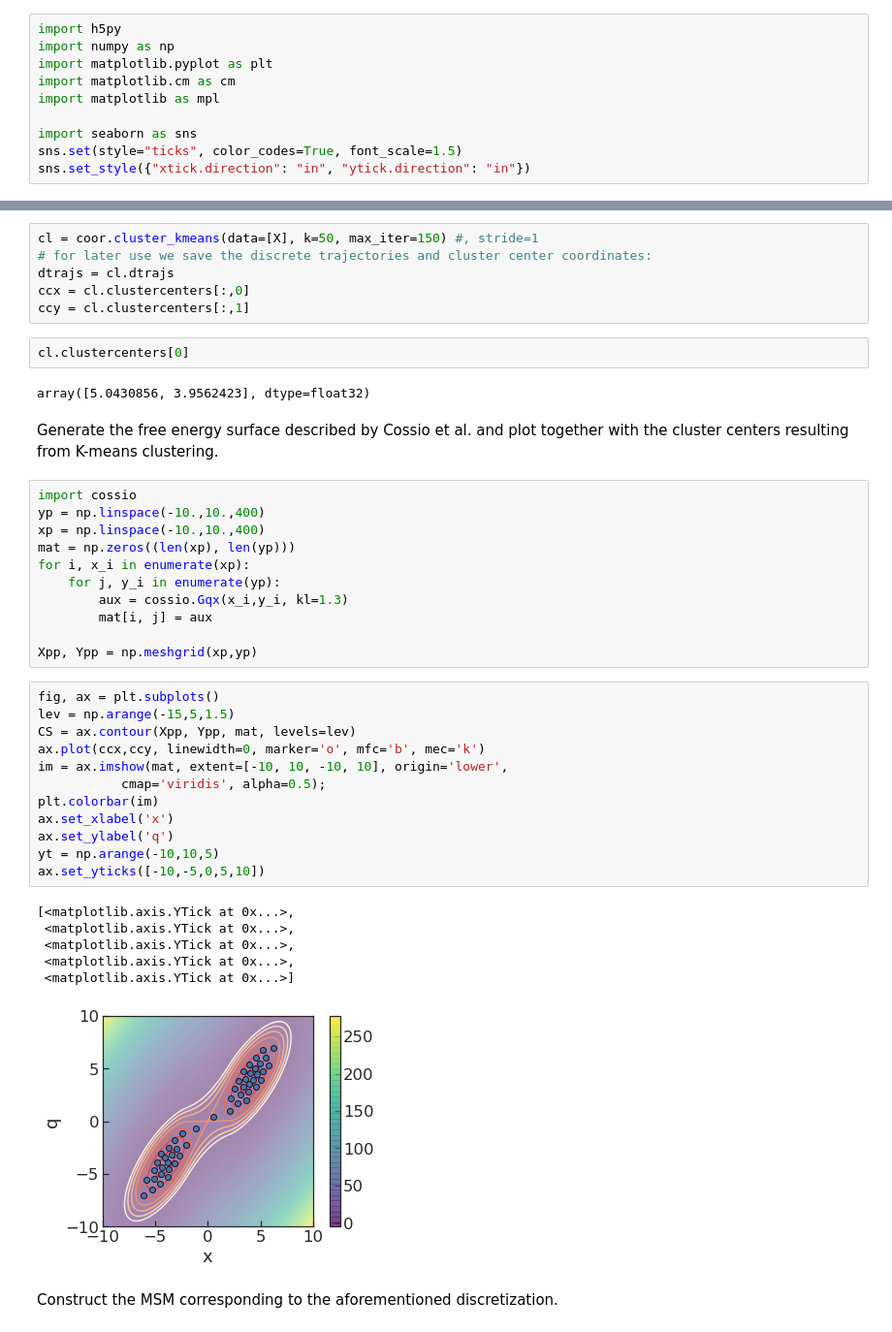
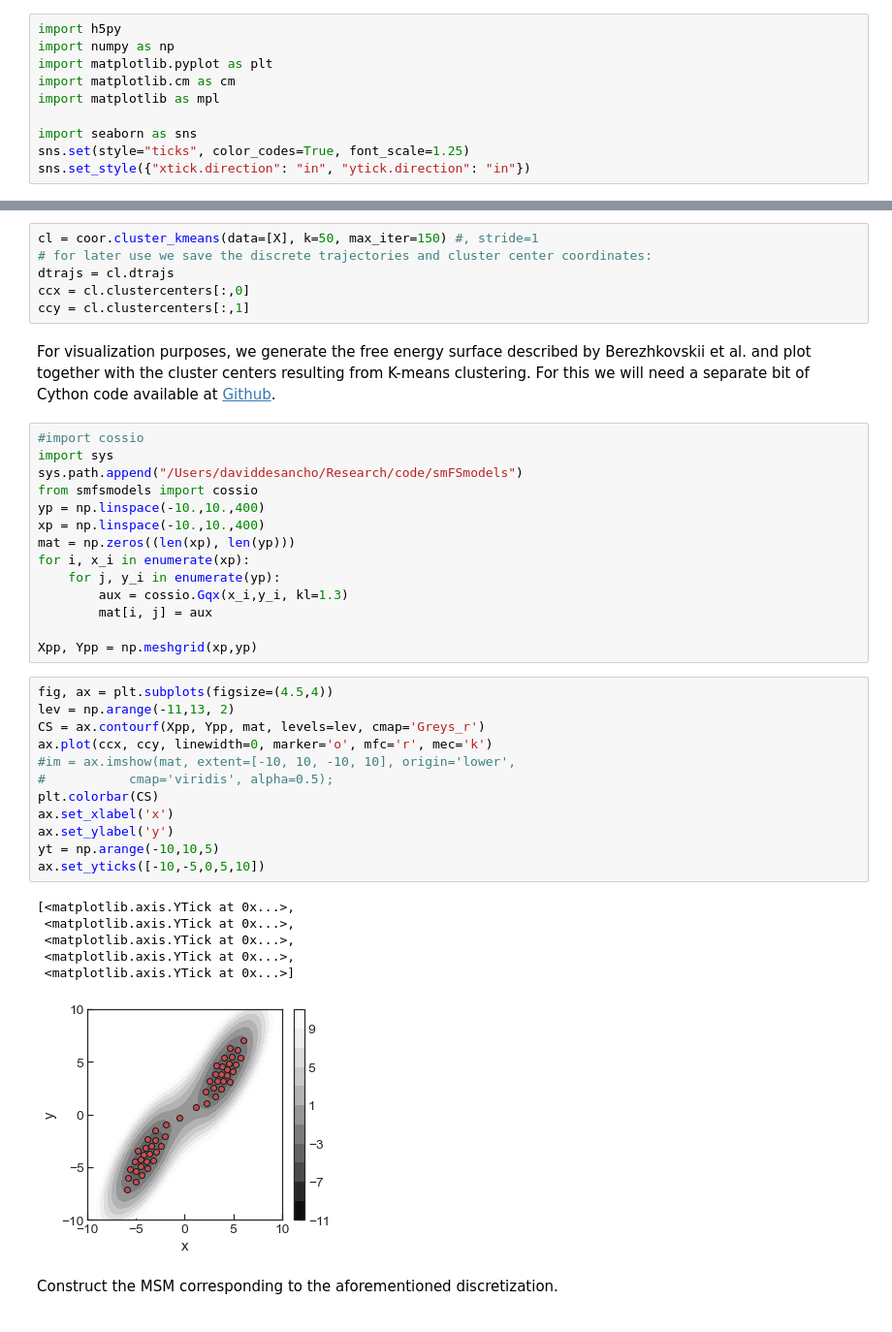
Before and after one commit to BioKT/hdbMSM, a Jupyter notebook: notebooks/cossio_potential.ipynb, the cells around one changed output, grey strips where cells are left out. Shown: that part at 97% size. Cells and saved outputs as stored; diff of their text form.

```diff
--- a/notebooks/cossio_potential.ipynb
+++ b/notebooks/cossio_potential.ipynb
@@ -6,5 +6,5 @@ import matplotlib.cm as cm
 import matplotlib as mpl
 
 import seaborn as sns
-sns.set(style="ticks", color_codes=True, font_scale=1.5)
+sns.set(style="ticks", color_codes=True, font_scale=1.25)
 sns.set_style({"xtick.direction": "in", "ytick.direction": "in"})
@@ -59,14 +72,13 @@ cl = coor.cluster_kmeans(data=[X], k=50, max_iter=150) #, stride=1
 dtrajs = cl.dtrajs
 ccx = cl.clustercenters[:,0]
 ccy = cl.clustercenters[:,1]
-# %%
-cl.clustercenters[0]
-# %% [output]
-array([5.0430856, 3.9562423], dtype=float32)
 # %% [markdown]
-Generate the free energy surface described by Cossio et al. and plot together with the cluster centers resulting from K-means clustering.
+For visualization purposes, we generate the free energy surface described by Berezhkovskii et al. and plot together with the cluster centers resulting from K-means clustering. For this we will need a separate bit of Cython code available at [Github](https://github.com/daviddesancho/smFSmodels).
 # %%
-import cossio
+#import cossio
+import sys
+sys.path.append("/Users/daviddesancho/Research/code/smFSmodels")
+from smfsmodels import cossio
 yp = np.linspace(-10.,10.,400)
 xp = np.linspace(-10.,10.,400)
 mat = np.zeros((len(xp), len(yp)))
@@ -77,24 +89,24 @@ for i, x_i in enumerate(xp):
 
 Xpp, Ypp = np.meshgrid(xp,yp)
 # %%
-fig, ax = plt.subplots()
-lev = np.arange(-15,5,1.5)
-CS = ax.contour(Xpp, Ypp, mat, levels=lev)
-ax.plot(ccx,ccy, linewidth=0, marker='o', mfc='b', mec='k')
-im = ax.imshow(mat, extent=[-10, 10, -10, 10], origin='lower',
-           cmap='viridis', alpha=0.5);
-plt.colorbar(im)
+fig, ax = plt.subplots(figsize=(4.5,4))
+lev = np.arange(-11,13, 2)
+CS = ax.contourf(Xpp, Ypp, mat, levels=lev, cmap='Greys_r')
+ax.plot(ccx, ccy, linewidth=0, marker='o', mfc='r', mec='k')
+#im = ax.imshow(mat, extent=[-10, 10, -10, 10], origin='lower',
+#           cmap='viridis', alpha=0.5);
+plt.colorbar(CS)
 ax.set_xlabel('x')
-ax.set_ylabel('q')
+ax.set_ylabel('y')
 yt = np.arange(-10,10,5)
 ax.set_yticks([-10,-5,0,5,10])
 # %% [output]
 [<matplotlib.axis.YTick at 0x...>,
  <matplotlib.axis.YTick at 0x...>,
  <matplotlib.axis.YTick at 0x...>,
  <matplotlib.axis.YTick at 0x...>,
  <matplotlib.axis.YTick at 0x...>]
-[figure, old version]
+[figure, new version]
 # %% [markdown]
 Construct the MSM corresponding to the aforementioned discretization.
 # %%
```
Also changed, not shown: parts of 28 cells of this notebook.
